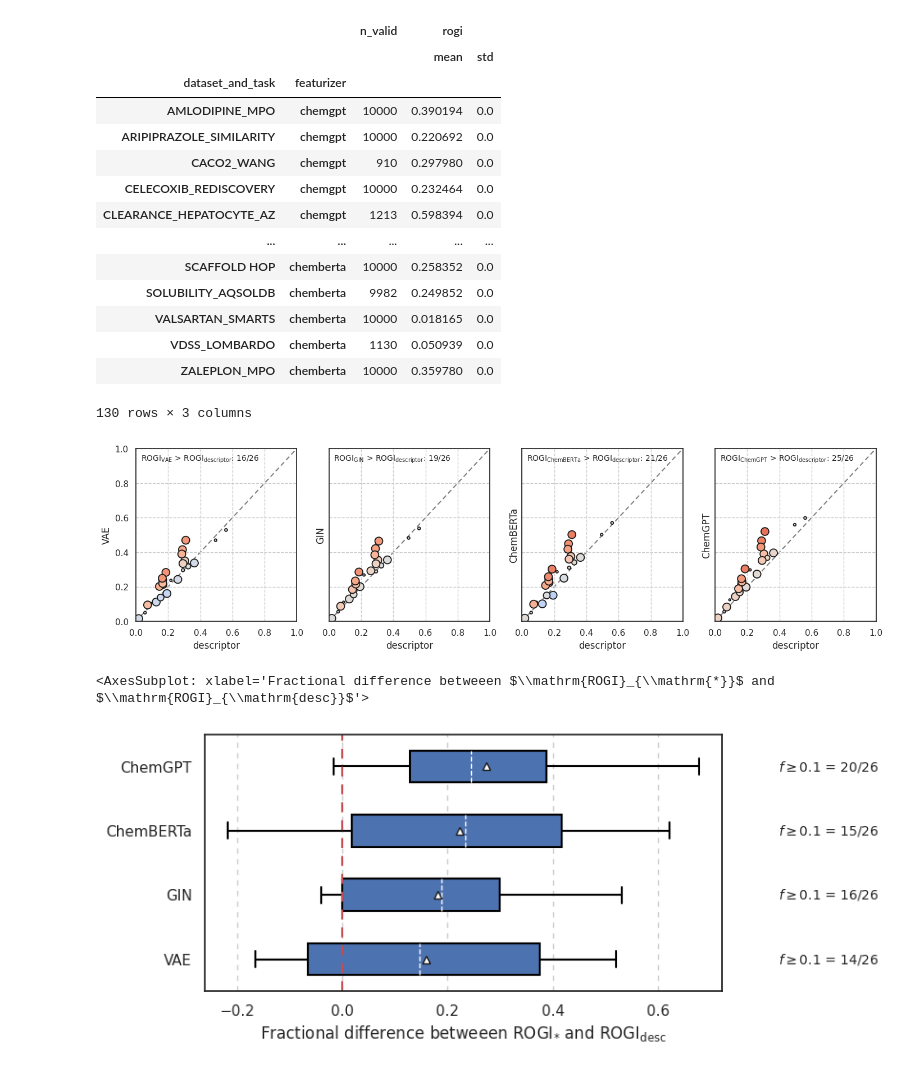
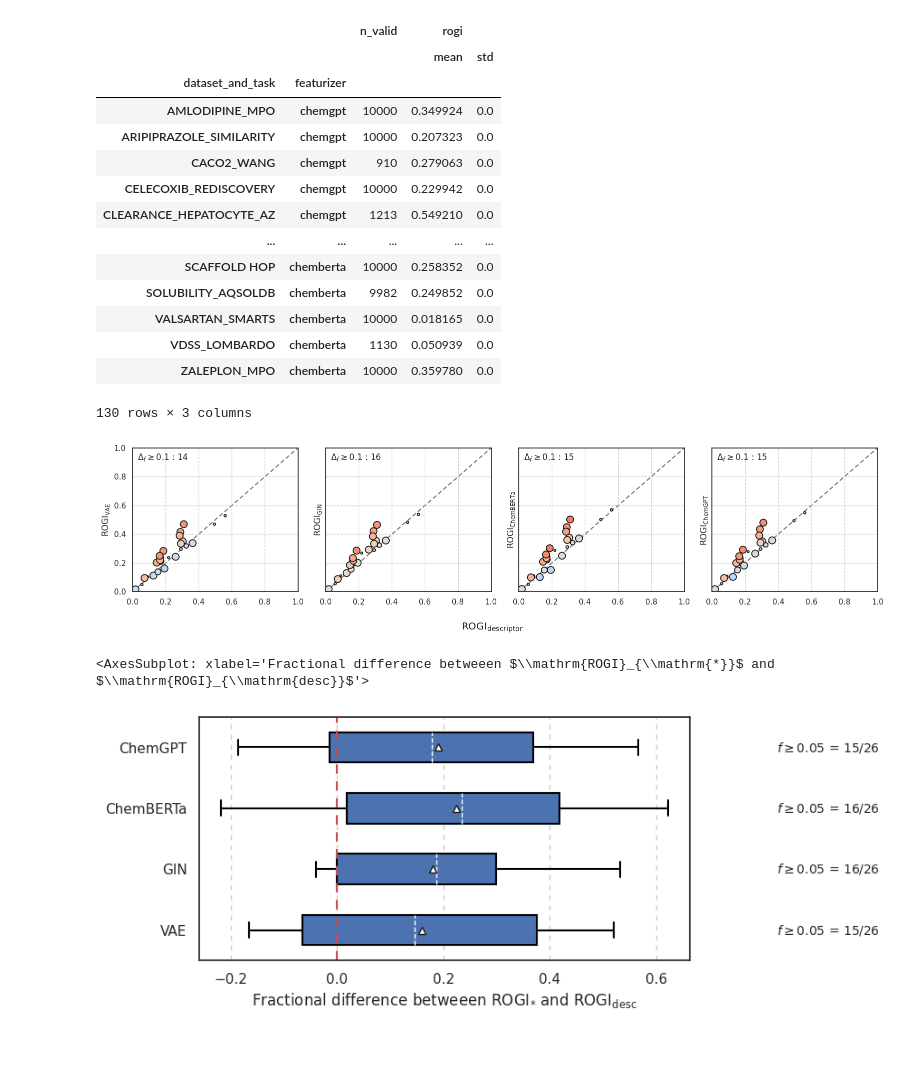
Before and after one commit to coleygroup/rogi-xd, a Jupyter notebook: plots.ipynb, the cells around one changed output. Cells and saved outputs as stored; diff of their text form; code cells hidden in the pictures.

Commit message:
improve plots

```diff
--- a/plots.ipynb
+++ b/plots.ipynb
@@ -10,7 +10,7 @@ import seaborn as sns
 sns.set_theme(style="white")
 
 ROGI_KEY = "rogi"
-CSV_DIR = Path("./results/raw")
+CSV_DIR = Path("./results/raw/tdc/")
 # %%
 def condense(df: pd.DataFrame) -> pd.DataFrame:
     return df.groupby(["dataset_and_task", "featurizer", "n_valid"])\
@@ -42,11 +42,11 @@ df
 |  |  | n_valid | rogi |  |
 |  |  |  | mean | std |
 | dataset_and_task | featurizer |  |  |  |
-| AMLODIPINE_MPO | chemgpt | 10000 | 0.390194 | 0.0 |
-| ARIPIPRAZOLE_SIMILARITY | chemgpt | 10000 | 0.220692 | 0.0 |
-| CACO2_WANG | chemgpt | 910 | 0.297980 | 0.0 |
-| CELECOXIB_REDISCOVERY | chemgpt | 10000 | 0.232464 | 0.0 |
-| CLEARANCE_HEPATOCYTE_AZ | chemgpt | 1213 | 0.598394 | 0.0 |
+| AMLODIPINE_MPO | chemgpt | 10000 | 0.349924 | 0.0 |
+| ARIPIPRAZOLE_SIMILARITY | chemgpt | 10000 | 0.207323 | 0.0 |
+| CACO2_WANG | chemgpt | 910 | 0.279063 | 0.0 |
+| CELECOXIB_REDISCOVERY | chemgpt | 10000 | 0.229942 | 0.0 |
+| CLEARANCE_HEPATOCYTE_AZ | chemgpt | 1213 | 0.549210 | 0.0 |
 | ... | ... | ... | ... | ... |
 | SCAFFOLD HOP | chemberta | 10000 | 0.258352 | 0.0 |
 | SOLUBILITY_AQSOLDB | chemberta | 9982 | 0.249852 | 0.0 |
@@ -55,43 +55,50 @@ df
 | ZALEPLON_MPO | chemberta | 10000 | 0.359780 | 0.0 |
 130 rows × 3 columns
 # %%
-def parity_plot(ax: plt.Axes, df: pd.DataFrame, x_key: str, y_key: str):
+def rogi_string(x: str):
+    return rf"$\mathrm{{ROGI}}_{{\mathrm{{{x}}}}}$"
+
+def parity_plot(
+    ax: plt.Axes, df: pd.DataFrame, x_key: str, y_key: str, threshold: float = 0.1
+):
     BUFFER = 0.03
 
     x = df.xs(x_key.lower(), level=1)[ROGI_KEY]['mean'].values
     y = df.xs(y_key.lower(), level=1)[ROGI_KEY]['mean'].values
     s = (df.groupby('dataset_and_task')["n_valid"].mean().values) / 1e2
     z = (y - x) / x
 
-    data = ax.scatter(x, y, s, z, vmin=-1, vmax=1, cmap="coolwarm", edgecolors='k', lw=1.3)
+    ax.scatter(x, y, s, z, vmin=-1, vmax=1, cmap="coolwarm", edgecolors='k', lw=1.3)
 
-    x_par = np.tile(np.linspace(0, 1, 15), (2, 1))
-    ax.plot(*x_par, '--', c='grey', dashes=(4, 2.5), zorder=-1)
+    ax.plot([[0, 0], [1, 1]], '--', c='grey', dashes=(4, 2.5), zorder=-1)
 
-    rogi_string = lambda s : rf"$\mathrm{{ROGI}}_{{\mathrm{{{s}}}}}$"
-    s = f"{rogi_string(y_key)} > {rogi_string(x_key)}: {(z > 0).sum()}/{len(z)}"
+    # val = f"{rogi_string(y_key)} > {rogi_string(x_key)}"
+    N = (z > threshold).sum()
+    s = rf"$\Delta_f \geq {threshold}$ : {N}"
     ax.text(
-        0 + BUFFER, 1 - BUFFER, s, fontsize=10,
+        0 + BUFFER, 1 - BUFFER, s, fontsize=12,
         transform=ax.transAxes, ha="left", va="top"
     )
     ax.set_xlim(0, 1)
     ax.set_ylim(0, 1)
     ax.grid(axis="both", ls="--")
 
-    ax.set_xlabel(x_key)
-    ax.set_ylabel(y_key)
+    ax.set_ylabel(rogi_string(y_key))
 
 
 X_KEY = "descriptor"
 Y_KEYS = ["VAE", "GIN", "ChemBERTa", "ChemGPT"]
 N = len(Y_KEYS)
 
-fig, axs = plt.subplots(1, N, figsize=(4.25 * N, 4), sharex=True, sharey=True)
+fig, axs = plt.subplots(1, N, figsize=(4 * N, 4), sharex=True, sharey=True)
 
 for ax, y_key in zip(axs, Y_KEYS):
     parity_plot(ax, df, X_KEY, y_key)
+
+fig.supxlabel(rogi_string(X_KEY))
+fig.tight_layout()
 # %% [output]
-[figure, old version]
+[figure, new version]
 # %%
 fig.savefig("./results/figures/vae-gin-bert-gpt.pdf", bbox_inches="tight")
 # %%
@@ -141,10 +147,10 @@ sns.set_palette("deep", color_codes=True)
 
 Y_KEYS = ["VAE", "GIN", "ChemBERTa", "ChemGPT"]
 fig, ax = plt.subplots(1, 1, figsize=(7, len(Y_KEYS) * 0.875))
-boxplot(ax, df, "descriptor", Y_KEYS)
+boxplot(ax, df, "descriptor", Y_KEYS, 0.05)
 # %% [output]
 <AxesSubplot: xlabel='Fractional difference betweeen $\\mathrm{ROGI}_{\\mathrm{*}}$ and $\\mathrm{ROGI}_{\\mathrm{desc}}$'>
-[figure, old version]
+[figure, new version]
 # %%
 disable_gridlines(ax, "x", [0])
 fig.tight_layout()
```
Also changed, not shown: parts of 3 cells of this notebook.
